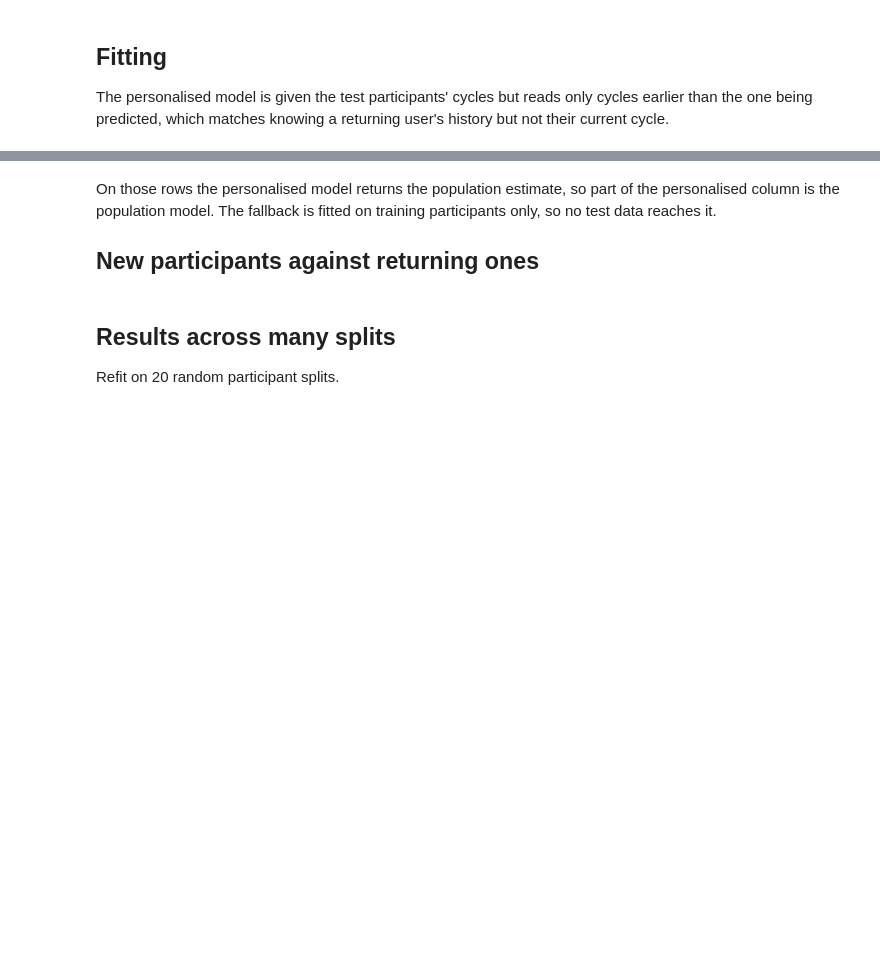
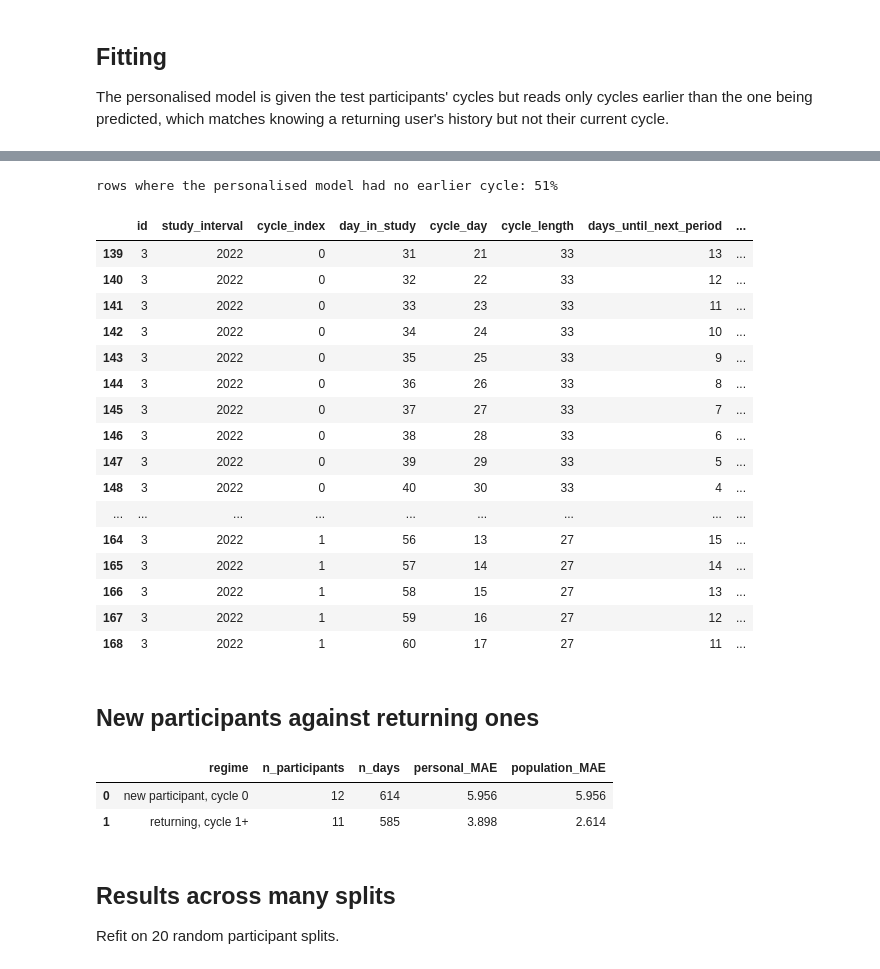
Before and after one commit to giabraddock2/mcphases_cycle_exploration, a Jupyter notebook: notebooks/02_baselines.ipynb, the cells around one changed output, grey strips where cells are left out. Cells and saved outputs as stored; diff of their text form; code cells hidden in the pictures; blank space fills up the shorter version.

```diff
--- a/notebooks/02_baselines.ipynb
+++ b/notebooks/02_baselines.ipynb
@@ -69,21 +89,44 @@ print(f"population cycle length, from training only: {population.cycle_length_:.
 # %%
 ev = test_frame.copy()
 ev["pred_population"] = population.predict(ev)
 ev["pred_calendar"]   = calendar.predict(ev)
 ev["pred_personal"], used_fallback = personal.predict(ev, return_fallback_mask=True)
 
+# Without earlier cycle info on the personlised model, we fallback to population model prediction
 print(f"rows where the personalised model had no earlier cycle: {100 * used_fallback.mean():.0f}%")
+
+# Look at a slice of a participant's results: pop and personalised are linear while calendar model start to deviate from earlier trends around day 27
+ev[20:].head(30)
+# %% [output]
+rows where the personalised model had no earlier cycle: 51%
+|  | id | study_interval | cycle_index | day_in_study | cycle_day | cycle_length | days_until_next_period | ... |
+| 139 | 3 | 2022 | 0 | 31 | 21 | 33 | 13 | ... |
+| 140 | 3 | 2022 | 0 | 32 | 22 | 33 | 12 | ... |
+| 141 | 3 | 2022 | 0 | 33 | 23 | 33 | 11 | ... |
+| 142 | 3 | 2022 | 0 | 34 | 24 | 33 | 10 | ... |
+| 143 | 3 | 2022 | 0 | 35 | 25 | 33 | 9 | ... |
+| 144 | 3 | 2022 | 0 | 36 | 26 | 33 | 8 | ... |
+| 145 | 3 | 2022 | 0 | 37 | 27 | 33 | 7 | ... |
+| 146 | 3 | 2022 | 0 | 38 | 28 | 33 | 6 | ... |
+| 147 | 3 | 2022 | 0 | 39 | 29 | 33 | 5 | ... |
+| 148 | 3 | 2022 | 0 | 40 | 30 | 33 | 4 | ... |
+| ... | ... | ... | ... | ... | ... | ... | ... | ... |
+| 164 | 3 | 2022 | 1 | 56 | 13 | 27 | 15 | ... |
+| 165 | 3 | 2022 | 1 | 57 | 14 | 27 | 14 | ... |
+| 166 | 3 | 2022 | 1 | 58 | 15 | 27 | 13 | ... |
+| 167 | 3 | 2022 | 1 | 59 | 16 | 27 | 12 | ... |
+| 168 | 3 | 2022 | 1 | 60 | 17 | 27 | 11 | ... |
 # %% [markdown]
-On those rows the personalised model returns the population estimate, so part of the
-personalised column is the population model. The fallback is fitted on training participants only,
-so no test data reaches it.
-
 ## New participants against returning ones
 # %%
+# MAE is much higher for "cold" cycles (first cycle).
+# Could be because of the fallback, but also population shows higher MAE.
+
 cold = ev[ev.cycle_index == 0]
 
-seen = frame[frame.cycle_index >= 1].copy()
-seen["pred_personal"], _ = baselines.predict_expanding_personal(seen, cycles, fallback=population)
+# Both groups use held-out participants; personalisation uses only their earlier cycles.
+seen = test_frame[test_frame.cycle_index >= 1].copy()
+seen["pred_personal"], _ = baselines.predict_expanding_personal(seen, test_cycles, fallback=population)
 seen["pred_population"] = population.predict(seen)
 
 regimes = pd.DataFrame([
@@ -95,6 +138,10 @@ regimes = pd.DataFrame([
      "population_MAE": round(evaluation.mae(seen.days_until_next_period, seen.pred_population), 3)},
 ])
 regimes
+# %% [output]
+|  | regime | n_participants | n_days | personal_MAE | population_MAE |
+| 0 | new participant, cycle 0 | 12 | 614 | 5.956 | 5.956 |
+| 1 | returning, cycle 1+ | 11 | 585 | 3.898 | 2.614 |
 # %% [markdown]
 ## Results across many splits
 
```
Also changed, not shown: parts of 15 cells of this notebook, 2 other files.
